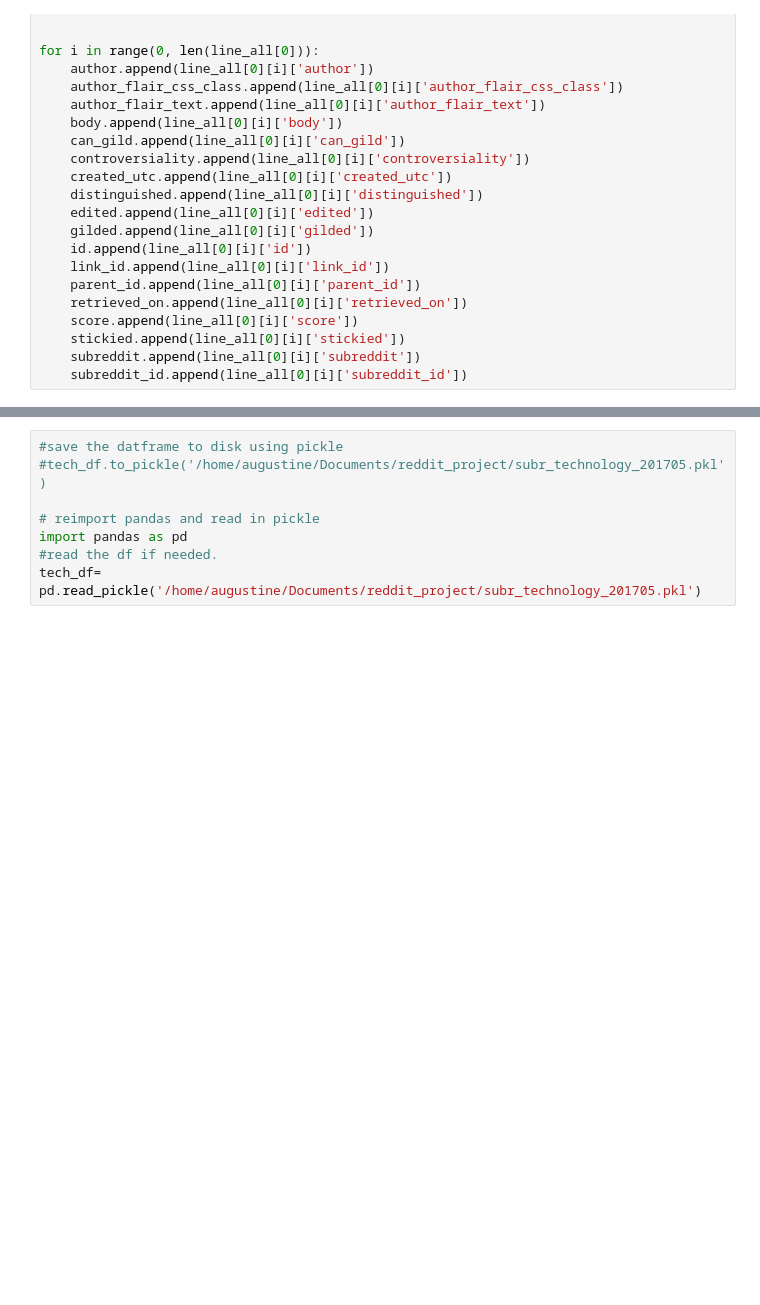
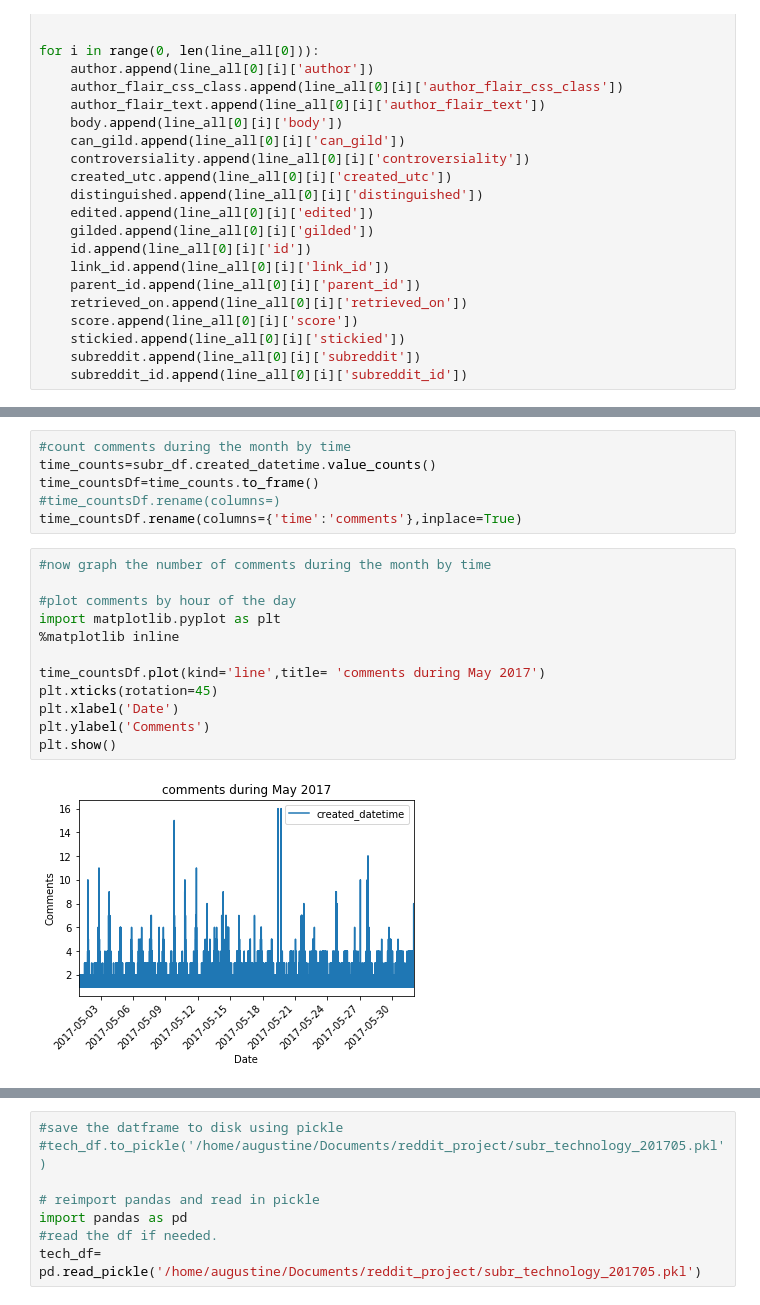
Before and after one commit to augustineM/reddit-classifier-using-Latent-Dirichlet-Allocation, a Jupyter notebook: reddit_analysis.ipynb, the cells around one changed output, grey strips where cells are left out. Saved outputs shown, nothing was run; the diff lists cells and outputs as text; blank space fills up the shorter version.

```diff
--- a/reddit_analysis.ipynb
+++ b/reddit_analysis.ipynb
@@ -507,0 +443,20 @@ day_countsDf.rename(columns={'time':'comments'},inplace=True)
+# %%
+#count comments during the month by time
+time_counts=subr_df.created_datetime.value_counts()
+time_countsDf=time_counts.to_frame()
+#time_countsDf.rename(columns=)
+time_countsDf.rename(columns={'time':'comments'},inplace=True)
+# %%
+#now graph the number of comments during the month by time
+
+#plot comments by hour of the day
+import matplotlib.pyplot as plt
+%matplotlib inline
+
+time_countsDf.plot(kind='line',title= 'comments during May 2017')
+plt.xticks(rotation=45)
+plt.xlabel('Date')
+plt.ylabel('Comments')
+plt.show()
+# %% [output]
+[figure, added]
```
Also changed, not shown: parts of 98 cells of this notebook.
